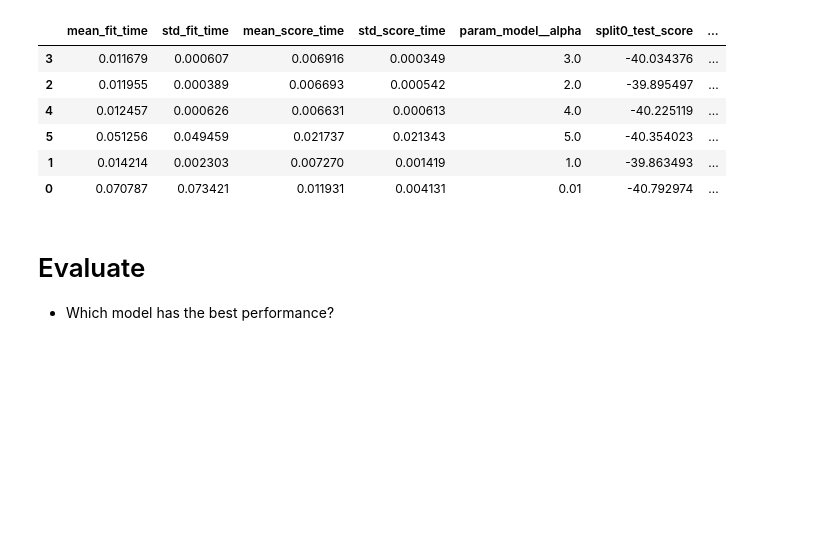
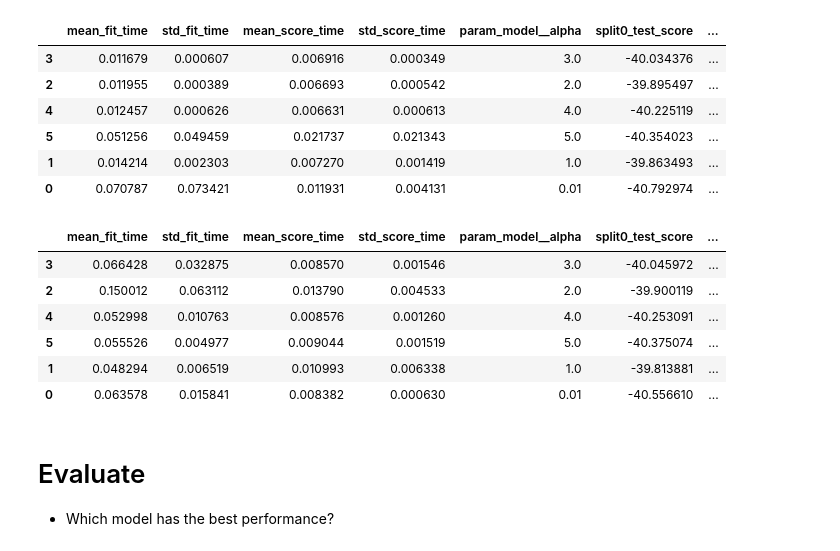
Before and after one commit to melcsk/production, a Jupyter notebook: 02_activities/assignments/assignment_2.ipynb, the cells around one changed output. Drawn from its saved outputs; the diff is of its cells as text; code cells hidden in the pictures; blank space fills up the shorter version.

Commit message:
Fit training data using pipeline 2. Show results to rank best hyperparameter value.

```diff
--- a/02_activities/assignments/assignment_2.ipynb
+++ b/02_activities/assignments/assignment_2.ipynb
@@ -456,6 +456,36 @@ res1[['mean_fit_time', 'std_fit_time', 'mean_score_time', 'std_score_time',
 | 5 | 0.051256 | 0.049459 | 0.021737 | 0.021343 | 5.0 | -40.354023 | ... |
 | 1 | 0.014214 | 0.002303 | 0.007270 | 0.001419 | 1.0 | -39.863493 | ... |
 | 0 | 0.070787 | 0.073421 | 0.011931 | 0.004131 | 0.01 | -40.792974 | ... |
+# %%
+# Pipeline 2: pipe_simple 2 (preproc2 and Lasso Regressor)
+grid_cv2 = GridSearchCV(
+    estimator=pipe_simple2,
+    param_grid=param_grid_Lasso,
+    scoring = scoring,
+    cv = 5,
+    refit = "neg_root_mean_squared_error")
+
+grid_cv2.fit(X_train, Y_train) # Fit using training dataset
+
+# Show GridSearch results for pipe_simple2 with cv = 5
+res2 = grid_cv2.cv_results_
+res2 = pd.DataFrame(res2)
+res2 = res2.assign(experiment = 2)
+
+# Subset to show columns needed for model evaluation
+res2[['mean_fit_time', 'std_fit_time', 'mean_score_time', 'std_score_time',
+       'param_model__alpha', 'split0_test_score',
+       'split1_test_score', 'split2_test_score', 'split3_test_score',
+       'split4_test_score', 'mean_test_score',
+       'std_test_score', 'rank_test_score', 'experiment']].sort_values('rank_test_score')
+# %% [output]
+|  | mean_fit_time | std_fit_time | mean_score_time | std_score_time | param_model__alpha | split0_test_score | ... |
+| 3 | 0.066428 | 0.032875 | 0.008570 | 0.001546 | 3.0 | -40.045972 | ... |
+| 2 | 0.150012 | 0.063112 | 0.013790 | 0.004533 | 2.0 | -39.900119 | ... |
+| 4 | 0.052998 | 0.010763 | 0.008576 | 0.001260 | 4.0 | -40.253091 | ... |
+| 5 | 0.055526 | 0.004977 | 0.009044 | 0.001519 | 5.0 | -40.375074 | ... |
+| 1 | 0.048294 | 0.006519 | 0.010993 | 0.006338 | 1.0 | -39.813881 | ... |
+| 0 | 0.063578 | 0.015841 | 0.008382 | 0.000630 | 0.01 | -40.556610 | ... |
 # %% [markdown]
 # Evaluate
 
```
